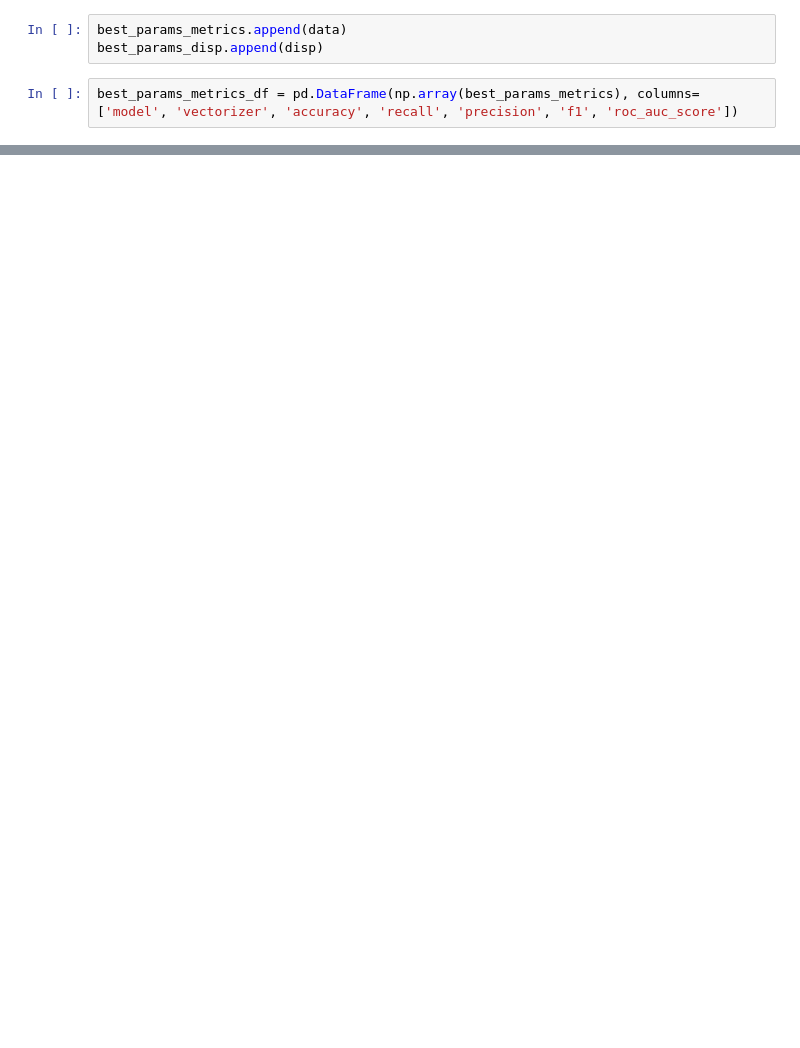
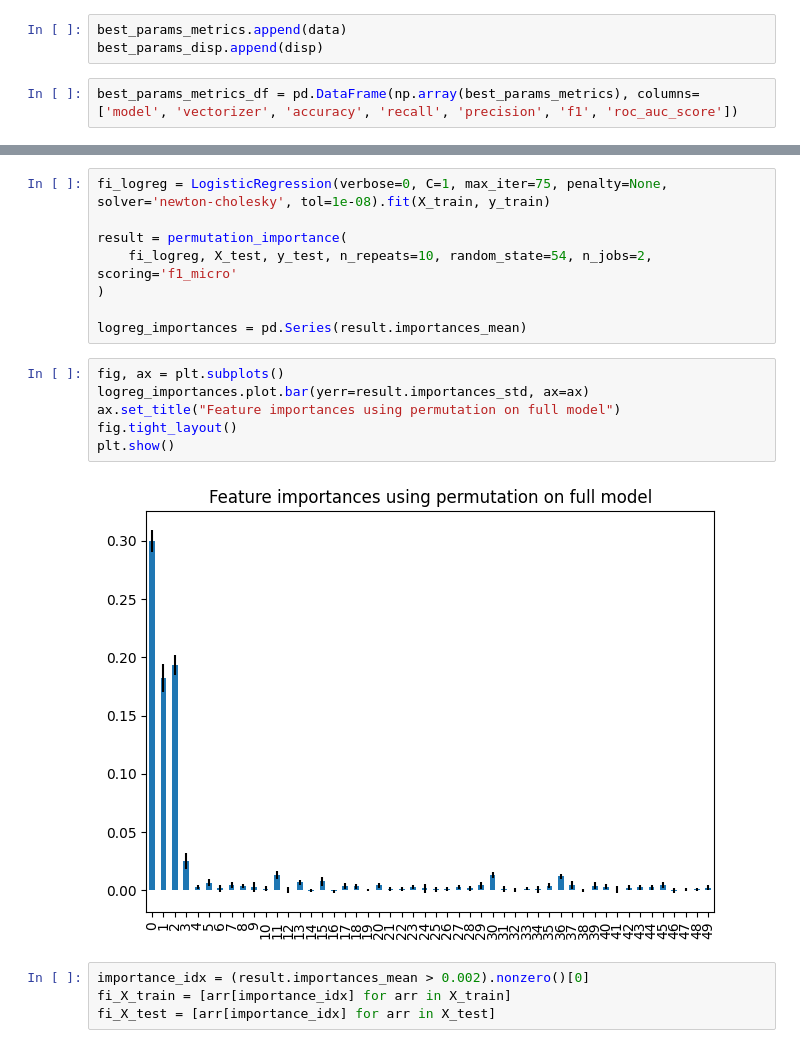
Before and after one commit to akon1te/nlp_course, a Jupyter notebook: lab2_classifiaction.ipynb, the cells around one changed output, grey strips where cells are left out. Cells and saved outputs as stored; diff of their text form; blank space fills up the shorter version.

```diff
--- a/lab2_classifiaction.ipynb
+++ b/lab2_classifiaction.ipynb
@@ -369,0 +433,20 @@ best_params_metrics_df
+# %%
+fi_logreg = LogisticRegression(verbose=0, C=1, max_iter=75, penalty=None, solver='newton-cholesky', tol=1e-08).fit(X_train, y_train)
+
+result = permutation_importance(
+    fi_logreg, X_test, y_test, n_repeats=10, random_state=54, n_jobs=2, scoring='f1_micro'
+)
+
+logreg_importances = pd.Series(result.importances_mean)
+# %%
+fig, ax = plt.subplots()
+logreg_importances.plot.bar(yerr=result.importances_std, ax=ax)
+ax.set_title("Feature importances using permutation on full model")
+fig.tight_layout()
+plt.show()
+# %% [output]
+[figure, added]
+# %%
+importance_idx = (result.importances_mean > 0.002).nonzero()[0]
+fi_X_train = [arr[importance_idx] for arr in X_train]
+fi_X_test = [arr[importance_idx] for arr in X_test]
```
Also changed, not shown: parts of 17 cells of this notebook, 3 other files.
